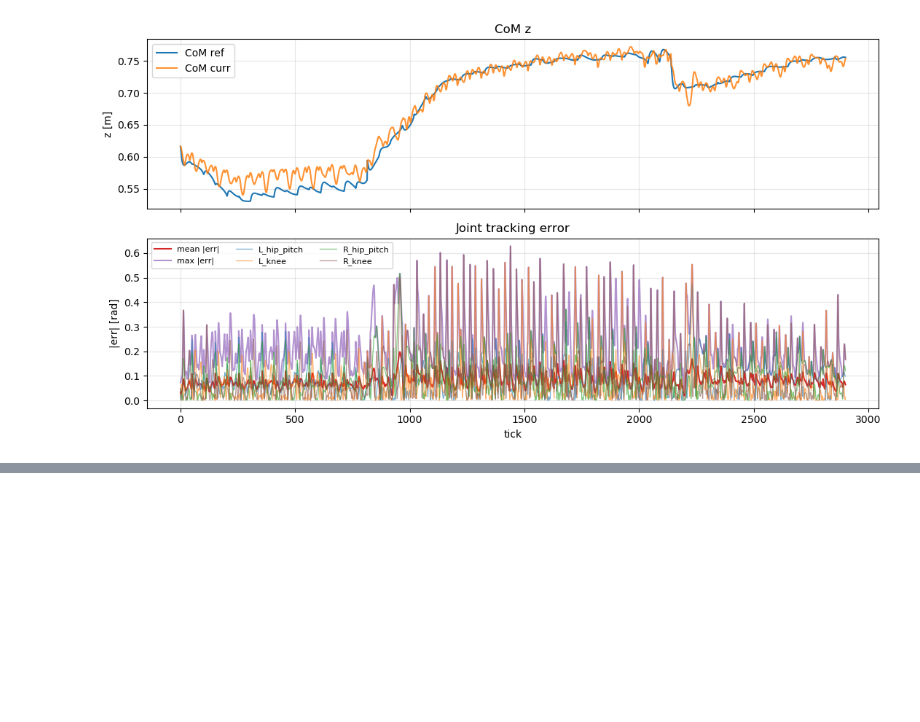
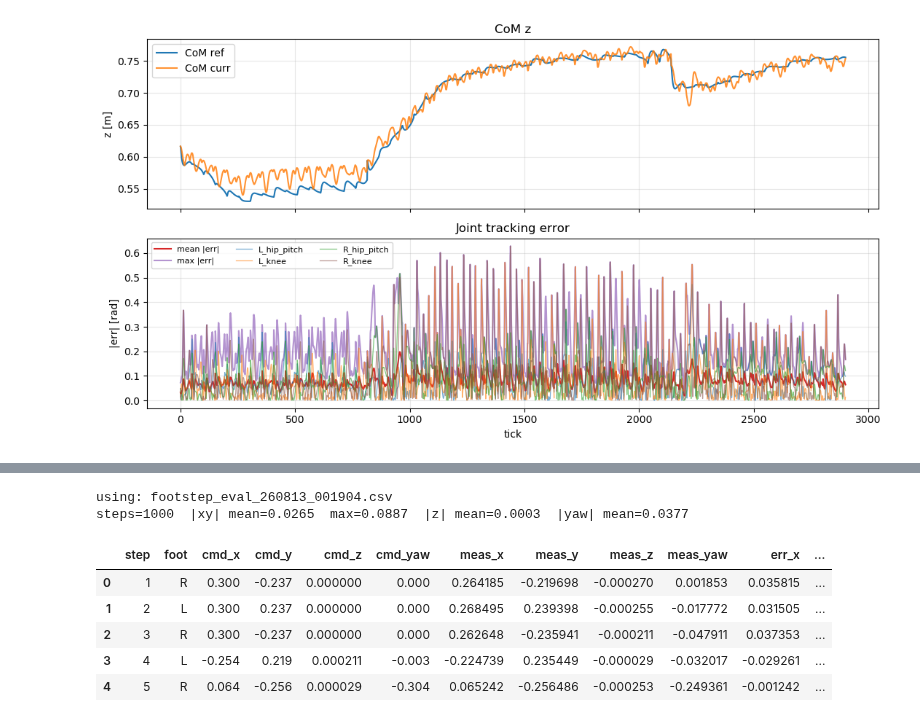
Before and after one commit to yongarry/g1_controller, a Jupyter notebook: log/newplot.ipynb, the cells around one changed output, grey strips where cells are left out. Saved outputs shown, nothing was run; the diff lists cells and outputs as text; code cells hidden in the pictures; blank space fills up the shorter version.

```diff
--- a/log/newplot.ipynb
+++ b/log/newplot.ipynb
@@ -253,0 +265,44 @@ plt.show()
+# %%
+from pathlib import Path
+
+import matplotlib.pyplot as plt
+import numpy as np
+import pandas as pd
+
+log_dir = Path(".")  # notebook cwd is typically g1_controller/log
+cands = sorted(
+    [p for p in log_dir.glob("footstep_eval_*.csv")
+     if not p.name.startswith("footstep_eval_mys")],
+    key=lambda p: p.stat().st_mtime,
+)
+assert cands, "no footstep_eval_*.csv found — run Footstep once after rebuild"
+eval_csv = cands[-1]
+print("using:", eval_csv.name)
+
+E = pd.read_csv(eval_csv)
+for col in ("cmd_z", "meas_z", "err_z"):
+    if col not in E.columns:
+        E[col] = 0.0
+
+cmd_xy = E[["cmd_x", "cmd_y"]].to_numpy()
+err_xy = E[["err_x", "err_y"]].to_numpy()
+err_z = E["err_z"].to_numpy()
+err_yaw = E["err_yaw"].to_numpy()
+foot = E["foot"].astype(str).to_numpy()
+mag = np.hypot(err_xy[:, 0], err_xy[:, 1])
+
+# tip of arrow = measured landing (cmd - err)
+meas_xy = cmd_xy - err_xy
+
+print(f"steps={len(E)}  |xy| mean={mag.mean():.4f}  max={mag.max():.4f}  "
+      f"|z| mean={np.abs(err_z).mean():.4f}  |yaw| mean={np.abs(err_yaw).mean():.4f}")
+E.head()
+# %% [output]
+using: footstep_eval_260813_001904.csv
+steps=1000  |xy| mean=0.0265  max=0.0887  |z| mean=0.0003  |yaw| mean=0.0377
+|  | step | foot | cmd_x | cmd_y | cmd_z | cmd_yaw | meas_x | meas_y | meas_z | meas_yaw | err_x | ... |
+| 0 | 1 | R | 0.300 | -0.237 | 0.000000 | 0.000 | 0.264185 | -0.219698 | -0.000270 | 0.001853 | 0.035815 | ... |
+| 1 | 2 | L | 0.300 | 0.237 | 0.000000 | 0.000 | 0.268495 | 0.239398 | -0.000255 | -0.017772 | 0.031505 | ... |
+| 2 | 3 | R | 0.300 | -0.237 | 0.000000 | 0.000 | 0.262648 | -0.235941 | -0.000211 | -0.047911 | 0.037353 | ... |
+| 3 | 4 | L | -0.254 | 0.219 | 0.000211 | -0.003 | -0.224739 | 0.235449 | -0.000029 | -0.032017 | -0.029261 | ... |
+| 4 | 5 | R | 0.064 | -0.256 | 0.000029 | -0.304 | 0.065242 | -0.256486 | -0.000253 | -0.249361 | -0.001242 | ... |
```
Also changed, not shown: parts of 3 cells of this notebook, 7 other files.
